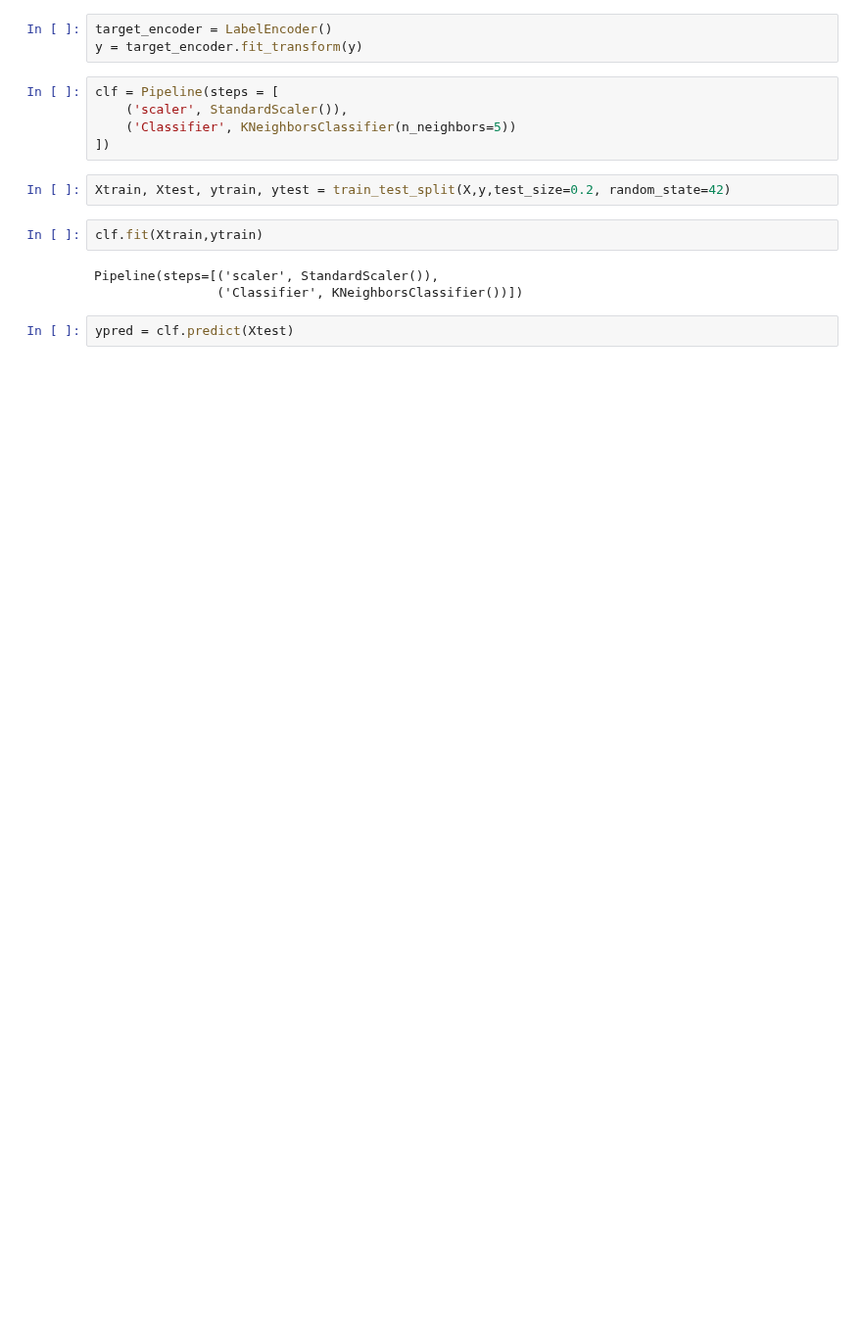
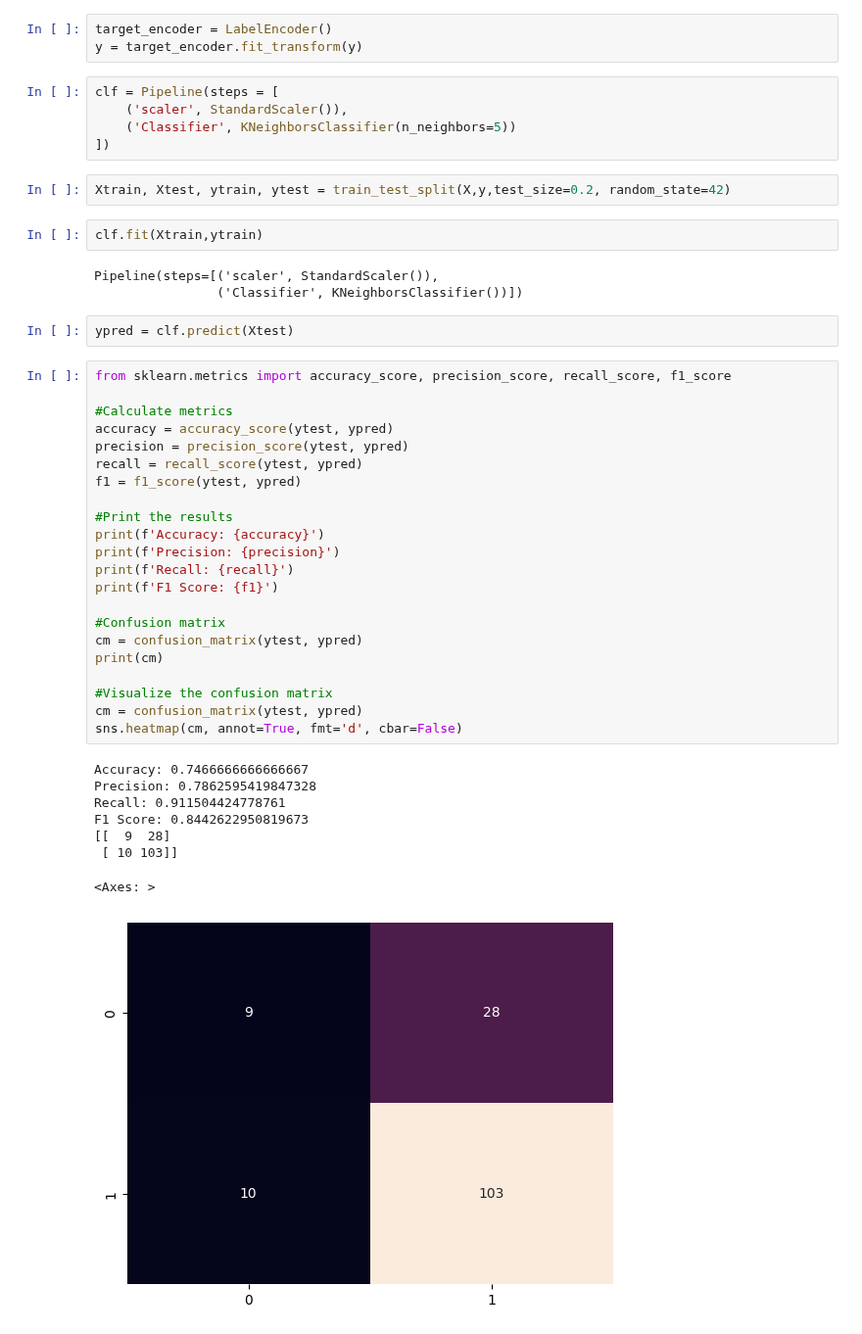
Before and after one commit to aakarshitpathak/AI-and-ML-Full-Syllabus, a Jupyter notebook: Classification/KNN.ipynb, the cells around one changed output. Shown at 98% size. Saved outputs shown, nothing was run; the diff lists cells and outputs as text; blank space fills up the shorter version.

```diff
--- a/Classification/KNN.ipynb
+++ b/Classification/KNN.ipynb
@@ -39,3 +39,34 @@ Pipeline(steps=[('scaler', StandardScaler()),
                 ('Classifier', KNeighborsClassifier())])
 # %%
 ypred = clf.predict(Xtest)
+# %%
+from sklearn.metrics import accuracy_score, precision_score, recall_score, f1_score
+
+#Calculate metrics
+accuracy = accuracy_score(ytest, ypred)
+precision = precision_score(ytest, ypred)
+recall = recall_score(ytest, ypred)
+f1 = f1_score(ytest, ypred)
+
+#Print the results
+print(f'Accuracy: {accuracy}')
+print(f'Precision: {precision}')
+print(f'Recall: {recall}')
+print(f'F1 Score: {f1}')
+
+#Confusion matrix
+cm = confusion_matrix(ytest, ypred)
+print(cm)
+
+#Visualize the confusion matrix
+cm = confusion_matrix(ytest, ypred)
+sns.heatmap(cm, annot=True, fmt='d', cbar=False)
+# %% [output]
+Accuracy: 0.7466666666666667
+Precision: 0.7862595419847328
+Recall: 0.911504424778761
+F1 Score: 0.8442622950819673
+[[  9  28]
+ [ 10 103]]
+<Axes: >
+[figure, added]
```
